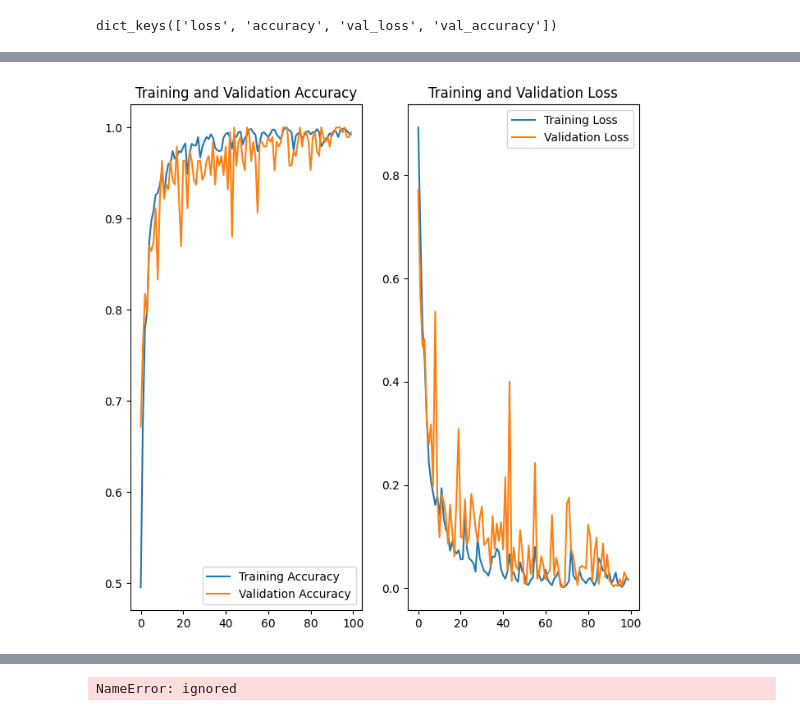
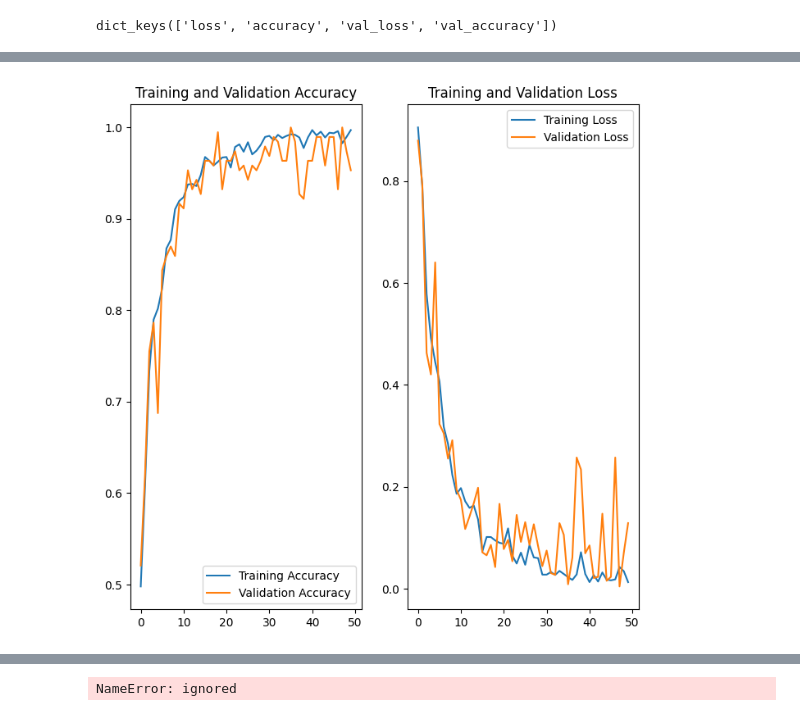
Before and after one commit to 9650ro85hit/rohitsen_potato_leaf_classifire, a Jupyter notebook: LeafDiseasemodel.ipynb, the cells around one changed output, grey strips where cells are left out. Saved outputs shown, nothing was run; the diff lists cells and outputs as text; code cells hidden in the pictures.

```diff
--- a/LeafDiseasemodel.ipynb
+++ b/LeafDiseasemodel.ipynb
@@ -280,19 +279,19 @@ ValueError: ignored
 # %%
 plt.figure(figsize=(8, 8))
 plt.subplot(1, 2, 1)
-plt.plot(range(100), acc, label='Training Accuracy')
-plt.plot(range(100), val_acc, label='Validation Accuracy')
+plt.plot(range(50), acc, label='Training Accuracy')
+plt.plot(range(50), val_acc, label='Validation Accuracy')
 plt.legend(loc='lower right')
 plt.title('Training and Validation Accuracy')
 
 plt.subplot(1, 2, 2)
-plt.plot(range(100), loss, label='Training Loss')
-plt.plot(range(100), val_loss, label='Validation Loss')
+plt.plot(range(50), loss, label='Training Loss')
+plt.plot(range(50), val_loss, label='Validation Loss')
 plt.legend(loc='upper right')
 plt.title('Training and Validation Loss')
 plt.show()
 # %% [output]
-[figure, old version]
+[figure, new version]
 # %%
 import numpy as np
 for images_batch, labels_batch in test_ds.take(1):
```
Also changed, not shown: parts of 15 cells of this notebook, 2 other files.
